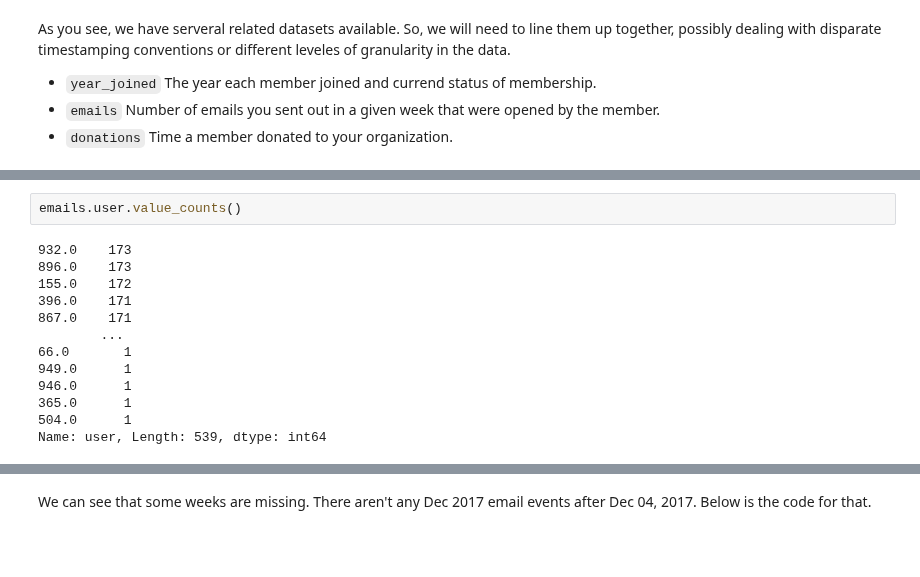
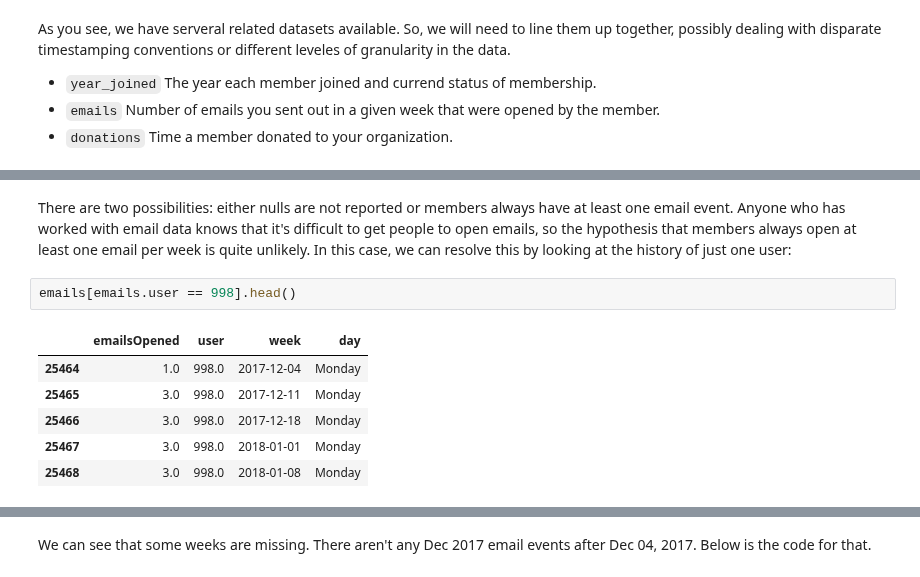
Before and after one commit to mohamedyosef101/learning_area, a Jupyter notebook: Time Series/Practical Time Series Analysis - Nielsen/0-data_collection.ipynb, the cells around one changed output, grey strips where cells are left out. Drawn from its saved outputs; the diff is of its cells as text; blank space fills up the shorter version.

```diff
--- a/Time Series/Practical Time Series Analysis - Nielsen/0-data_collection.ipynb
+++ b/Time Series/Practical Time Series Analysis - Nielsen/0-data_collection.ipynb
@@ -56,15 +106,11 @@ Here we can see that all 1000 users have only one status, so that the year they
+# %% [markdown]
+There are two possibilities: either nulls are not reported or members always have at least one email event. Anyone who has worked with email data knows that it's difficult to get people to open emails, so the hypothesis that members always open at least one email per week is quite unlikely. In this case, we can resolve this by looking at the history of just one user:
 # %%
-emails.user.value_counts()
+emails[emails.user == 998].head()
 # %% [output]
-932.0    173
-896.0    173
-155.0    172
-396.0    171
-867.0    171
-        ...
-66.0       1
-949.0      1
-946.0      1
-365.0      1
-504.0      1
-Name: user, Length: 539, dtype: int64
+|  | emailsOpened | user | week | day |
+| 25464 | 1.0 | 998.0 | 2017-12-04 | Monday |
+| 25465 | 3.0 | 998.0 | 2017-12-11 | Monday |
+| 25466 | 3.0 | 998.0 | 2017-12-18 | Monday |
+| 25467 | 3.0 | 998.0 | 2018-01-01 | Monday |
+| 25468 | 3.0 | 998.0 | 2018-01-08 | Monday |
```
Also changed, not shown: parts of 32 cells of this notebook.
